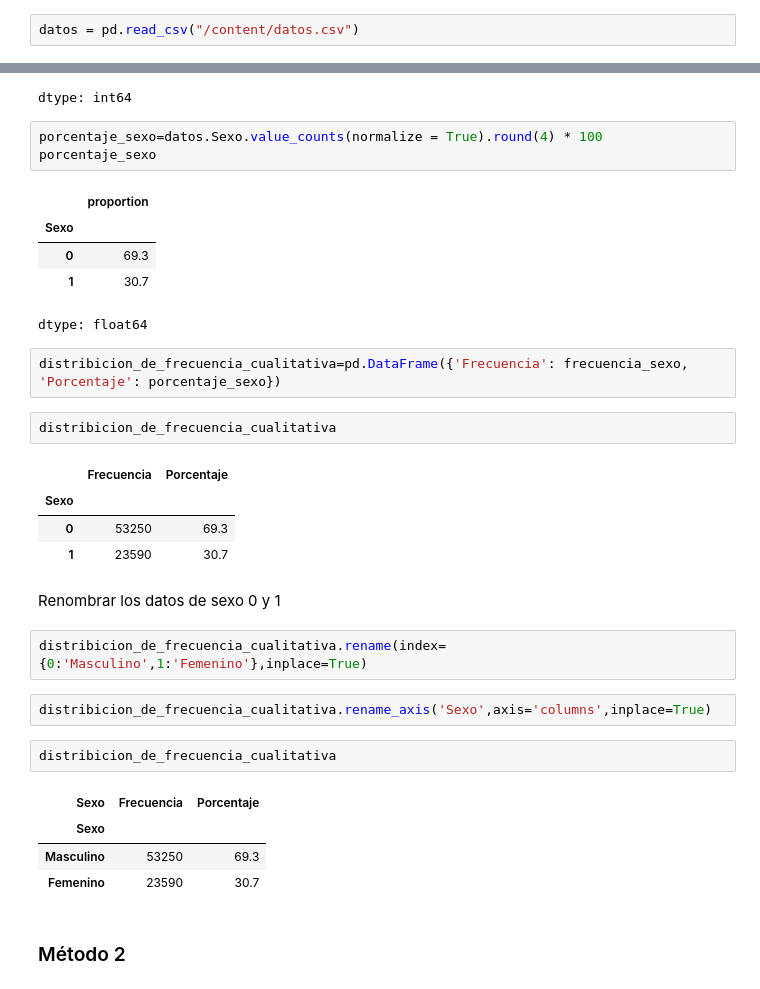
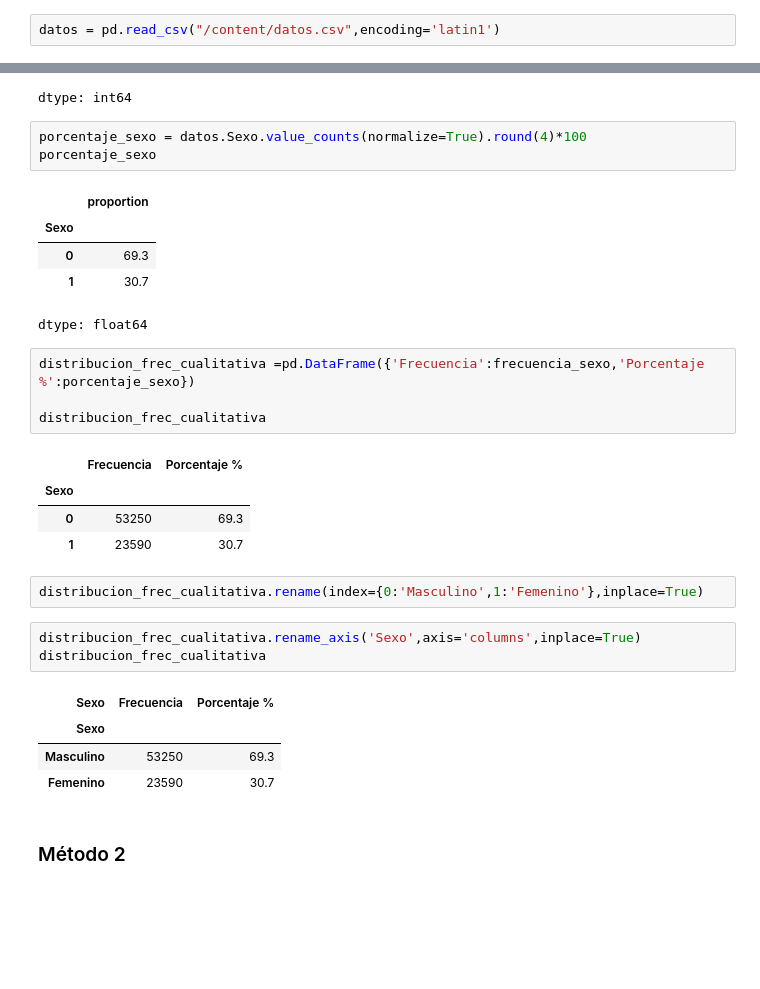
Before and after one commit to Carlos-Alberto-Antonio-G-Fuentes/Data_science_numpy, a Jupyter notebook: Curso_de_Estadística_con_Python_1.ipynb, the cells around one changed output, grey strips where cells are left out. Drawn from its saved outputs; the diff is of its cells as text; blank space fills up the shorter version.

```diff
--- a/Curso_de_Estadística_con_Python_1.ipynb
+++ b/Curso_de_Estadística_con_Python_1.ipynb
@@ -102,7 +102,7 @@ https://pandas.pydata.org/
 # %%
 import pandas as pd
 # %%
-datos = pd.read_csv("/content/datos.csv")
+datos = pd.read_csv("/content/datos.csv",encoding='latin1')
 # %%
 datos.sample(10)
 # %% [output]
@@ -252,7 +330,7 @@ frecuencia_sexo
 | 1 | 23590 |
 dtype: int64
 # %%
-porcentaje_sexo=datos.Sexo.value_counts(normalize = True).round(4) * 100
+porcentaje_sexo = datos.Sexo.value_counts(normalize=True).round(4)*100
 porcentaje_sexo
 # %% [output]
 |  | proportion |
@@ -261,27 +339,24 @@ porcentaje_sexo
 | 1 | 30.7 |
 dtype: float64
 # %%
-distribicion_de_frecuencia_cualitativa=pd.DataFrame({'Frecuencia': frecuencia_sexo, 'Porcentaje': porcentaje_sexo})
+distribucion_frec_cualitativa =pd.DataFrame({'Frecuencia':frecuencia_sexo,'Porcentaje %':porcentaje_sexo})
+
+distribucion_frec_cualitativa
+# %% [output]
+|  | Frecuencia | Porcentaje % |
+| Sexo |  |  |
+| 0 | 53250 | 69.3 |
+| 1 | 23590 | 30.7 |
-# %%
-distribicion_de_frecuencia_cualitativa
-# %% [output]
-|  | Frecuencia | Porcentaje |
-| Sexo |  |  |
-| 0 | 53250 | 69.3 |
-| 1 | 23590 | 30.7 |
-# %% [markdown]
-Renombrar los datos de sexo 0 y 1
 # %%
-distribicion_de_frecuencia_cualitativa.rename(index={0:'Masculino',1:'Femenino'},inplace=True)
+distribucion_frec_cualitativa.rename(index={0:'Masculino',1:'Femenino'},inplace=True)
 # %%
-distribicion_de_frecuencia_cualitativa.rename_axis('Sexo',axis='columns',inplace=True)
+distribucion_frec_cualitativa.rename_axis('Sexo',axis='columns',inplace=True)
+distribucion_frec_cualitativa
+# %% [output]
+| Sexo | Frecuencia | Porcentaje % |
+| Sexo |  |  |
+| Masculino | 53250 | 69.3 |
+| Femenino | 23590 | 30.7 |
-# %%
-distribicion_de_frecuencia_cualitativa
-# %% [output]
-| Sexo | Frecuencia | Porcentaje |
-| Sexo |  |  |
-| Masculino | 53250 | 69.3 |
-| Femenino | 23590 | 30.7 |
 # %% [markdown]
 ### Método 2
 # %% [markdown]
```
Also changed, not shown: parts of 60 cells of this notebook.
